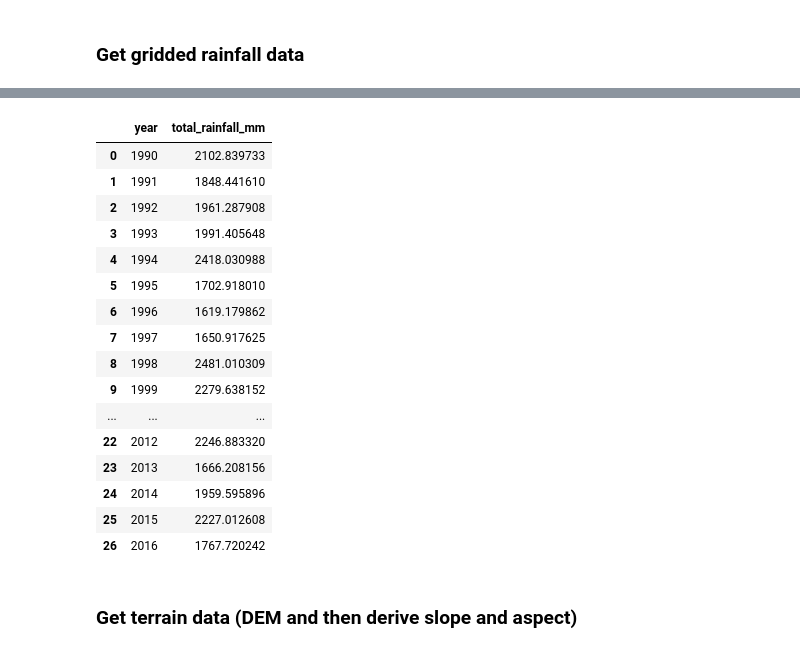
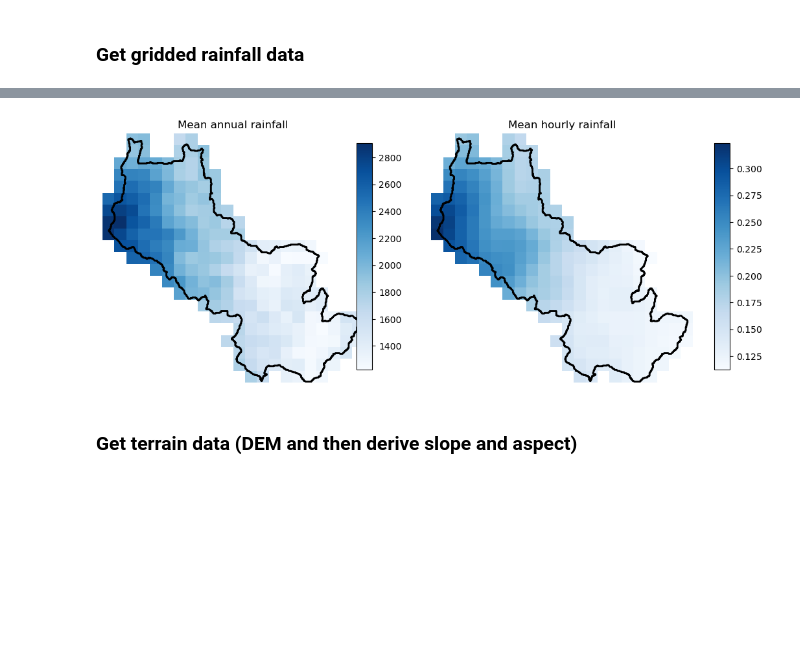
Before and after one commit to masher92/RainGaugeOptimisation, a Jupyter notebook: GetElevation.ipynb, the cells around one changed output, grey strips where cells are left out. Drawn from its saved outputs; the diff is of its cells as text; code cells hidden in the pictures; blank space fills up the shorter version.

```diff
--- a/GetElevation.ipynb
+++ b/GetElevation.ipynb
@@ -69,3 +50,9 @@ array([[          nan,           nan,           nan,           nan,
+# %%
+ceh_on_had = xr.open_dataset ("Data/ceh_on_had.nc")['rainfall_amount']
+ceh_on_had = ceh_on_had.rio.write_crs("EPSG:27700")
+ceh_on_had = ceh_on_had.rio.clip(catchment_Dolwen.geometry, crs=catchment_Dolwen.crs,drop=True, all_touched=True)
+ceh_on_had_mean = ceh_on_had.mean(dim="time")
+ceh_on_had_max = ceh_on_had.max(dim="time")
 # %%
 import os
 os.listdir(data_dir + "HAD_rainfall_annual/")
@@ -126,45 +112,44 @@ def get_cehgear_at_gauge (filenames, rain_gauge_name):
 # %%
-ceh_gear_dir = data_dir + "HAD_rainfall_annual/"
-filenames=[]
-for year in range(1990,2017):
-    general_filename = ceh_gear_dir + f'rainfall_hadukgrid_uk_1km_ann_{year}*'
-    for filename in glob.glob(general_filename):
-        filenames.append(filename)
+# ceh_gear_dir = data_dir + "HAD_rainfall_annual/"
+# filenames=[]
+# for year in range(1990,2017):
+#     general_filename = ceh_gear_dir + f'rainfall_hadukgrid_uk_1km_ann_{year}*'
+#     for filename in glob.glob(general_filename):
+#         filenames.append(filename)
 
-# Load rain gauge metadata
-rain_meta_cmd = pd.read_csv(data_dir + "rain_meta_for_CMD.csv")
+# # Load rain gauge metadata
+# rain_meta_cmd = pd.read_csv(data_dir + "rain_meta_for_CMD.csv")
 
-# Convert to GeoDataFrame (BNG coordinates)
-rain_meta_sf = gpd.GeoDataFrame(rain_meta_cmd, geometry=gpd.points_from_xy(rain_meta_cmd["x_2"], rain_meta_cmd["y_2"]),
-                                crs="EPSG:27700")
+# # Convert to GeoDataFrame (BNG coordinates)
+# rain_meta_sf = gpd.GeoDataFrame(rain_meta_cmd, geometry=gpd.points_from_xy(rain_meta_cmd["x_2"], rain_meta_cmd["y_2"]),
+#                                 crs="EPSG:27700")
 
-DOLYDD_df = get_cehgear_at_gauge(filenames, 'DOLYDD')
-DOLYDD_df
+# DOLYDD_df = get_cehgear_at_gauge(filenames, 'DOLYDD')
+# DOLYDD_df
-# %% [output]
-|  | year | total_rainfall_mm |
-| 0 | 1990 | 2102.839733 |
-| 1 | 1991 | 1848.441610 |
-| 2 | 1992 | 1961.287908 |
-| 3 | 1993 | 1991.405648 |
-| 4 | 1994 | 2418.030988 |
-| 5 | 1995 | 1702.918010 |
-| 6 | 1996 | 1619.179862 |
-| 7 | 1997 | 1650.917625 |
-| 8 | 1998 | 2481.010309 |
-| 9 | 1999 | 2279.638152 |
-| ... | ... | ... |
-| 22 | 2012 | 2246.883320 |
-| 23 | 2013 | 1666.208156 |
-| 24 | 2014 | 1959.595896 |
-| 25 | 2015 | 2227.012608 |
-| 26 | 2016 | 1767.720242 |
 # %%
-fig, ax = plt.subplots(figsize=(5,5))
-HAD_Dolwen_ppn_mean.plot(cmap='Blues', ax=ax)
-catchment_Dolwen.boundary.plot(ax=axs[0], color="black")
-catchment_Dolwen.plot(ax=ax, color='none',  edgecolor='black', linewidth=2)
-ax.axis('off');
-ax.set_title('Mean annual rainfall');
+fig, axs = plt.subplots(ncols=2, figsize=(12,5))
+
+p1 = HAD_Dolwen_ppn_mean.plot(cmap='Blues', ax=axs[0], add_colorbar=False)
+p2 = ceh_on_had_mean.plot(cmap='Blues', ax=axs[1], add_colorbar=False)
+
+for ax in axs:
+    catchment_Dolwen.boundary.plot(ax=ax, color="black")
+    catchment_Dolwen.plot(ax=ax, color='none', edgecolor='black', linewidth=2)
+    ax.axis('off')
+
+axs[0].set_title("Mean annual rainfall")
+axs[1].set_title("Mean hourly rainfall")
+
+# Create colorbar axes manually (same height!)
+cax1 = fig.add_axes([0.46, 0.15, 0.02, 0.7])
+cax2 = fig.add_axes([0.92, 0.15, 0.02, 0.7])
+
+fig.colorbar(p1, cax=cax1)
+fig.colorbar(p2, cax=cax2)
+
+plt.show()
+# %% [output]
+[figure, added]
 # %%
 rainfall_df = HAD_Dolwen_ppn_mean.to_dataframe(name="rainfall").reset_index()
 rainfall_df = rainfall_df.dropna(subset=["rainfall"])
```
Also changed, not shown: parts of 12 cells of this notebook, 10 other files.
